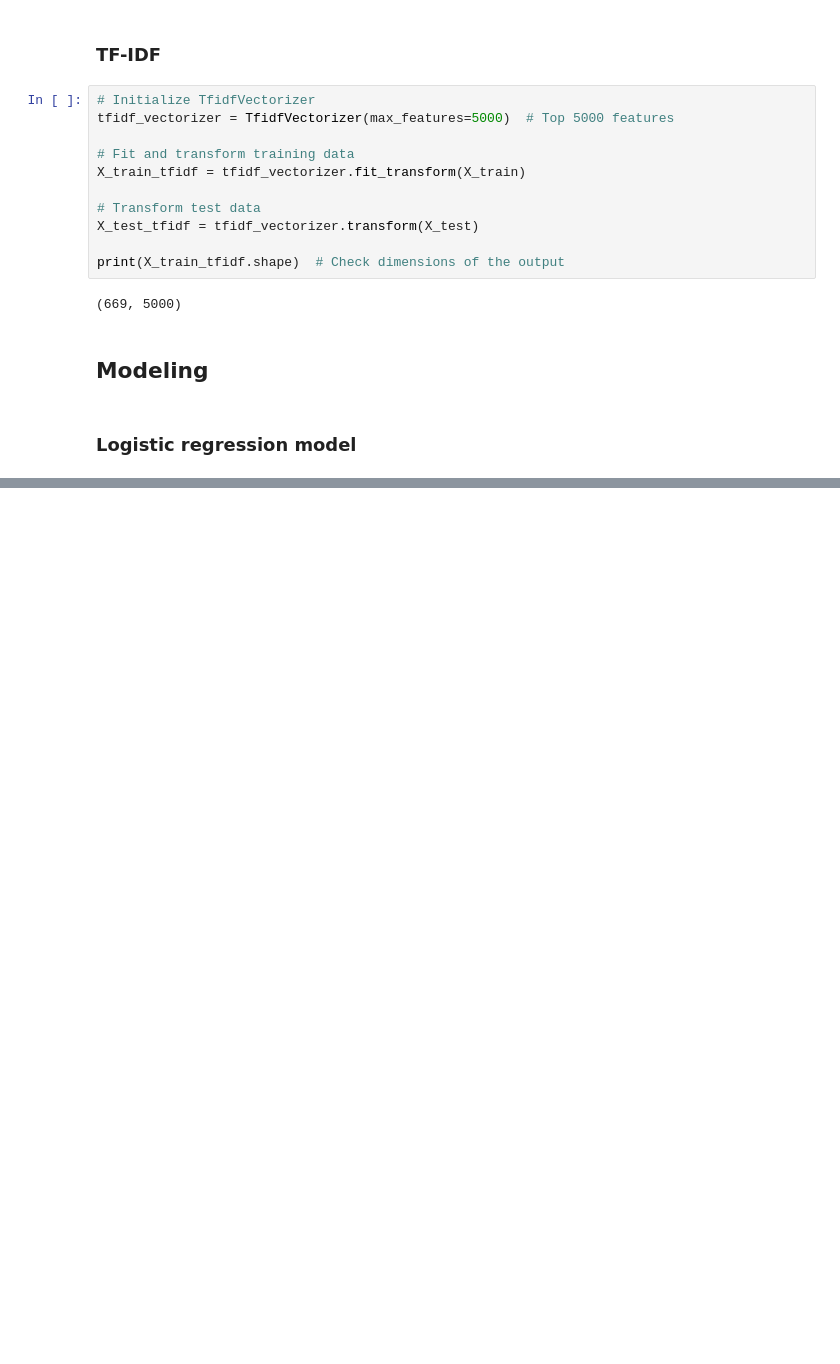
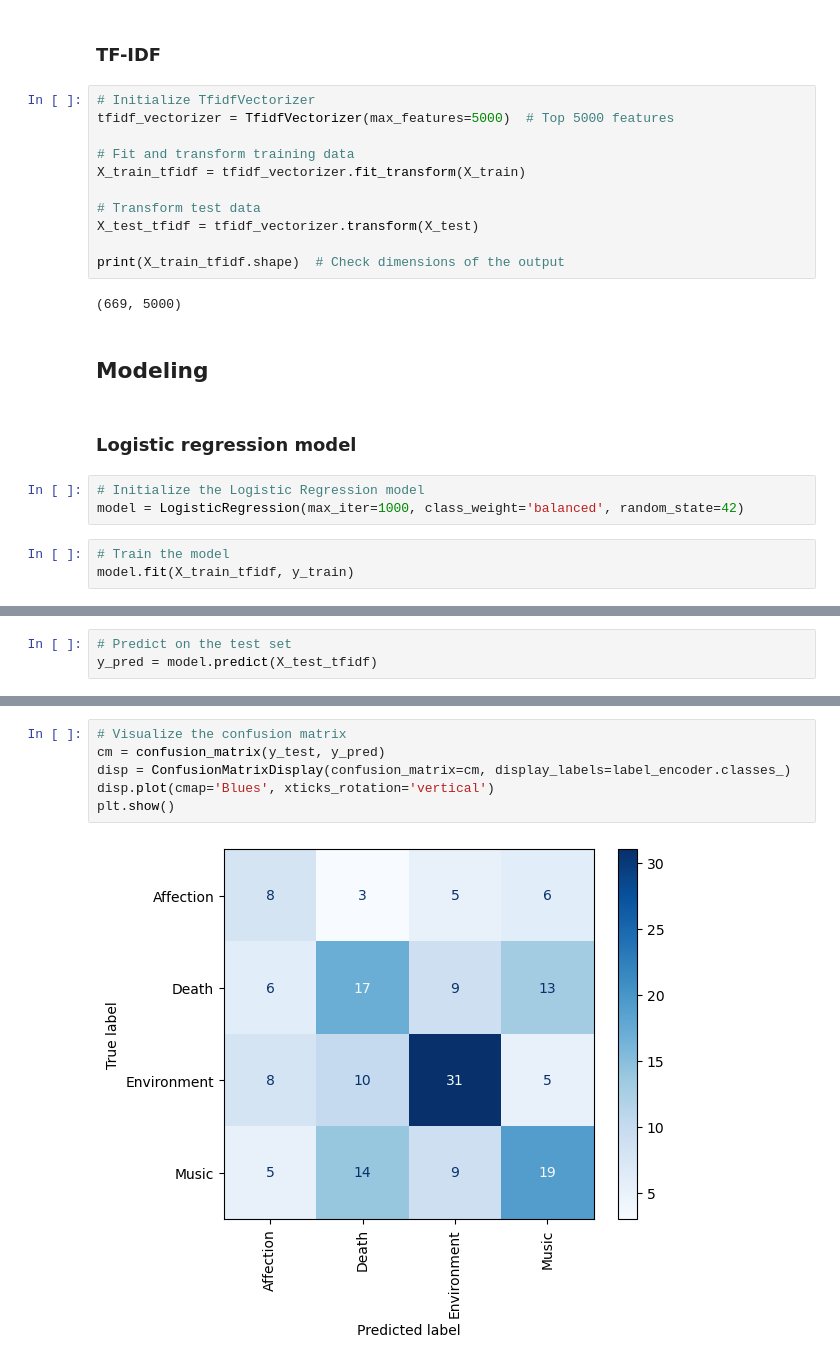
Before and after one commit to Kaidon04/Poem-Classification, a Jupyter notebook: Poem-classification.ipynb, the cells around one changed output, grey strips where cells are left out. Saved outputs shown, nothing was run; the diff lists cells and outputs as text; blank space fills up the shorter version.

Commit message:
Logistic regression

```diff
--- a/Poem-classification.ipynb
+++ b/Poem-classification.ipynb
@@ -171,3 +177,9 @@ print(X_train_tfidf.shape)  # Check dimensions of the output
 ## Modeling
 # %% [markdown]
 ### Logistic regression model
+# %%
+# Initialize the Logistic Regression model
+model = LogisticRegression(max_iter=1000, class_weight='balanced', random_state=42)
+# %%
+# Train the model
+model.fit(X_train_tfidf, y_train)
@@ -173,0 +195,3 @@ print(X_train_tfidf.shape)  # Check dimensions of the output
+# %%
+# Predict on the test set
+y_pred = model.predict(X_test_tfidf)
@@ -173,0 +233,8 @@ print(X_train_tfidf.shape)  # Check dimensions of the output
+# %%
+# Visualize the confusion matrix
+cm = confusion_matrix(y_test, y_pred)
+disp = ConfusionMatrixDisplay(confusion_matrix=cm, display_labels=label_encoder.classes_)
+disp.plot(cmap='Blues', xticks_rotation='vertical')
+plt.show()
+# %% [output]
+[figure, added]
```
Also changed, not shown: parts of 6 cells of this notebook.
